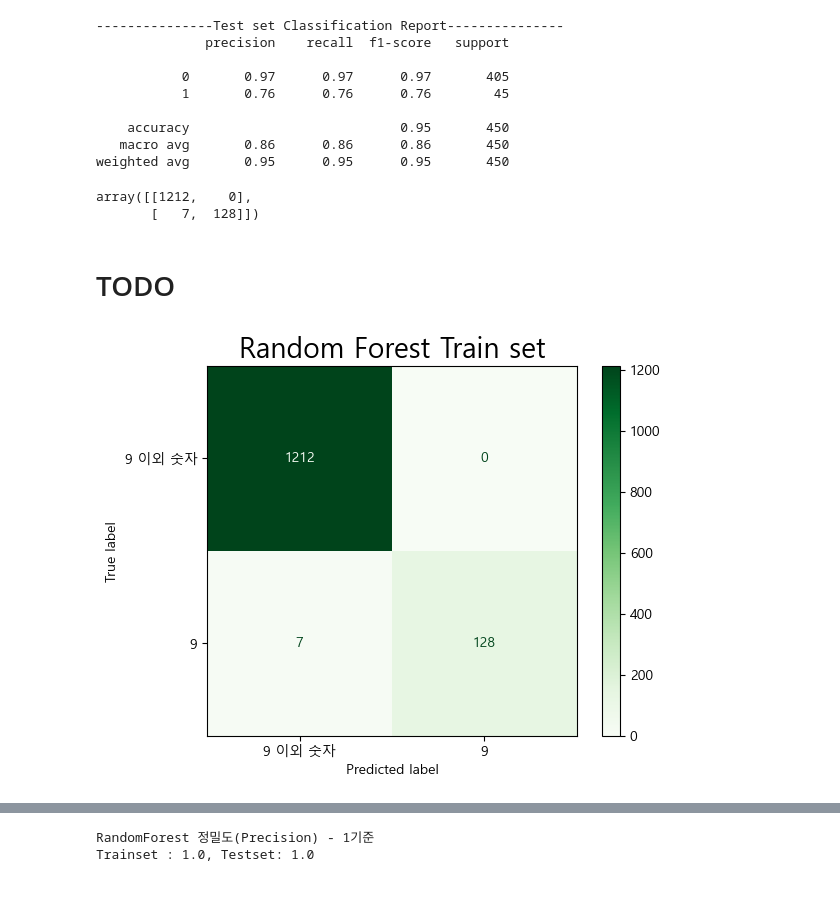
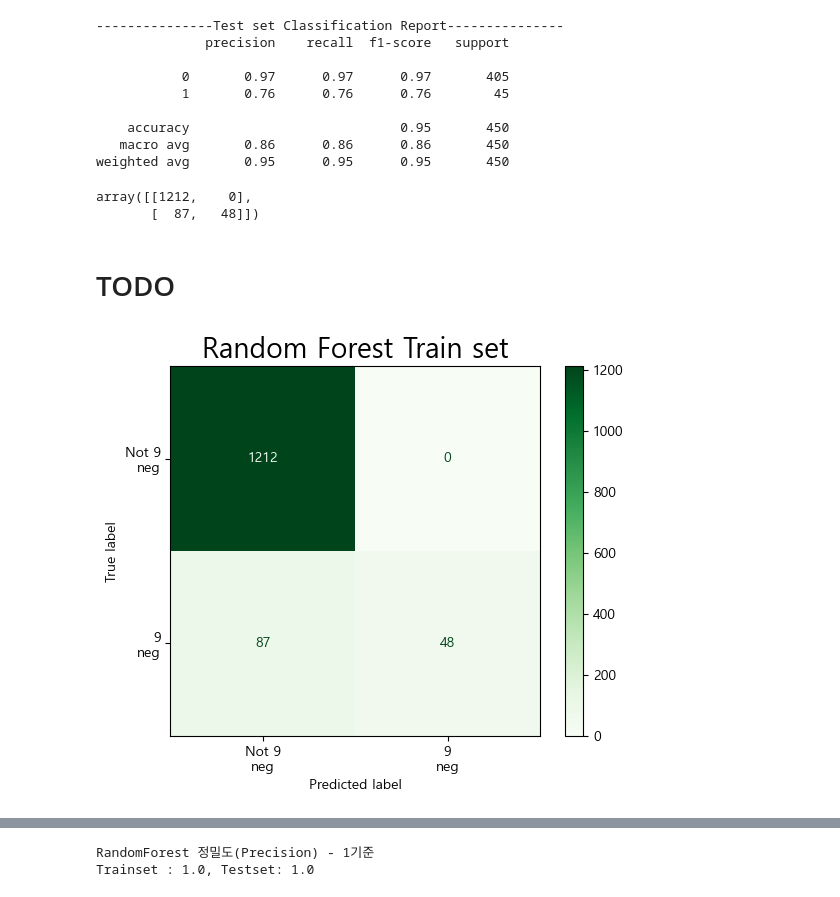
Before and after one commit to NGGW519/SKN13_mysrc, a Jupyter notebook: 08_머신러닝/05_평가지표.ipynb, the cells around one changed output, grey strips where cells are left out. Cells and saved outputs as stored; diff of their text form; code cells hidden in the pictures.

```diff
--- a/08_머신러닝/05_평가지표.ipynb
+++ b/08_머신러닝/05_평가지표.ipynb
@@ -482,7 +499,7 @@ weighted avg       0.95      0.95      0.95       450
 from sklearn.ensemble import RandomForestClassifier
 
 # 모델 생성 - randomforest이므로, 각 Tree가 독립적으로 학습하고 다수결로 결론을 도출한다.
-rfc = RandomForestClassifier(n_estimators=200, max_depth=6, random_state=0) # tree개수 200개
+rfc = RandomForestClassifier(n_estimators=200, max_depth=3, random_state=0) # tree개수 200개
 
 # 학습
 rfc.fit(X_train, y_train)
@@ -496,19 +513,19 @@ cm_train_rfc = confusion_matrix(y_train, pred_train_rfc)
 cm_train_rfc
 # %% [output]
 array([[1212,    0],
-       [   7,  128]])
+       [  87,   48]])
 # %% [markdown]
 # TODO
 # %%
 ## Confusion Matrix Display
 # 시각화 - matplotlib 를 이용해 plotting
 ### Trainset Confusion Matrix만 시각화.
-cm_display2 = ConfusionMatrixDisplay(cm_train_rfc, display_labels=["9 이외 숫자", "9"])
+cm_display2 = ConfusionMatrixDisplay(cm_train_rfc, display_labels=["Not 9\nneg", "9\nneg"])
 cm_display2.plot(cmap="Greens")
 plt.title("Random Forest Train set", fontsize=20)
 plt.show()
 # %% [output]
-[figure, old version]
+[figure, new version]
 # %%
 ## 정확도
 print("RandomForest 정확도(Accuracy)")
```
Also changed, not shown: parts of 46 cells of this notebook, 6 other files.
